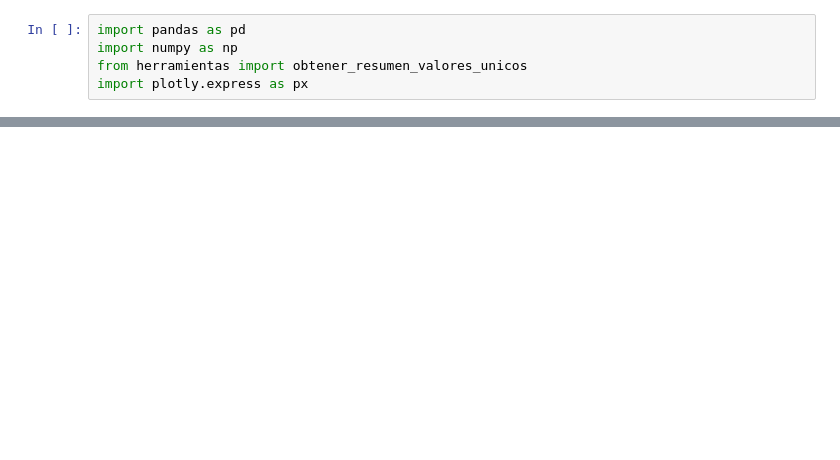
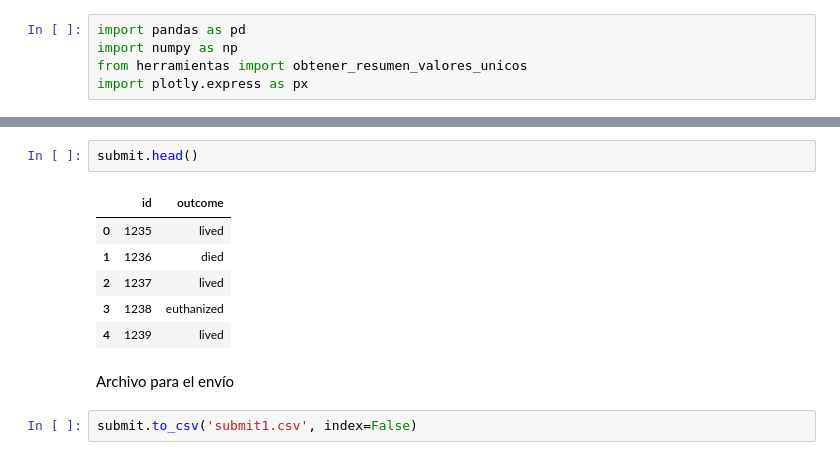
Before and after one commit to davidsosaolea/Predict_Horses, a Jupyter notebook: Notebook copy.ipynb, the cells around one changed output, grey strips where cells are left out. Cells and saved outputs as stored; diff of their text form; blank space fills up the shorter version.

```diff
--- a/Notebook copy.ipynb
+++ b/Notebook copy.ipynb
@@ -399,0 +215,13 @@ Standard Deviation (validación cruzada): 0.00935193803007899
+# %%
+submit.head()
+# %% [output]
+|  | id | outcome |
+| 0 | 1235 | lived |
+| 1 | 1236 | died |
+| 2 | 1237 | lived |
+| 3 | 1238 | euthanized |
+| 4 | 1239 | lived |
+# %% [markdown]
+Archivo para el envío
+# %%
+submit.to_csv('submit1.csv', index=False)
```
Also changed, not shown: parts of 60 cells of this notebook, 2 other files.
